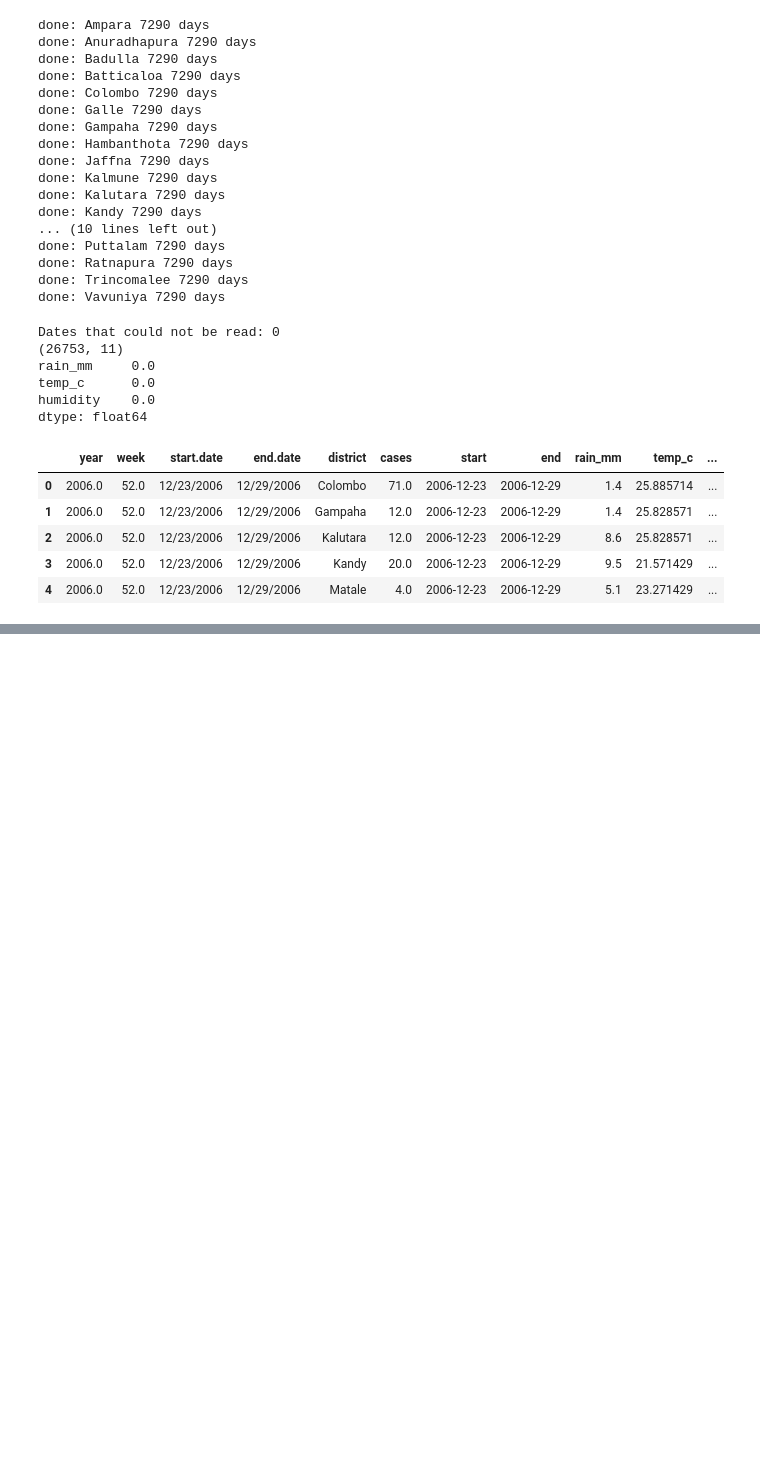
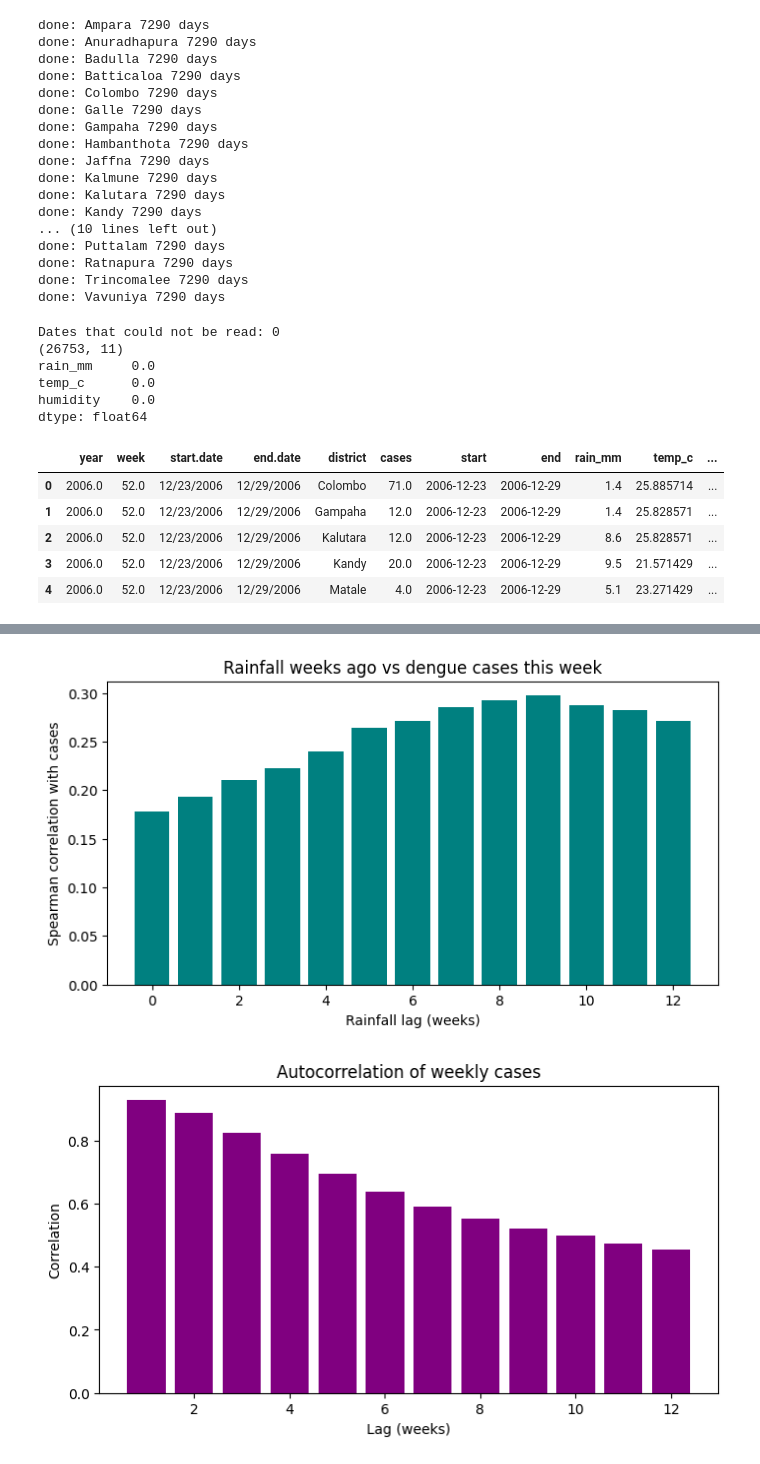
Before and after one commit to SachiniKalansooriya/Dengue_Ensemble_Forecasting, a Jupyter notebook: Dengue_Ensemble_Forecasting.ipynb, the cells around one changed output, grey strips where cells are left out. Cells and saved outputs as stored; diff of their text form; code cells hidden in the pictures; blank space fills up the shorter version.

```diff
--- a/Dengue_Ensemble_Forecasting.ipynb
+++ b/Dengue_Ensemble_Forecasting.ipynb
@@ -139,0 +189,16 @@ dtype: float64
+# %%
+corrs = []
+for k in range(0, 13):
+    rain_lag = data.groupby("district")["rain_mm"].shift(k)
+    corrs.append(data["cases"].corr(rain_lag, method="spearman"))
+plt.figure(figsize=(8, 4)); plt.bar(range(0, 13), corrs, color="teal")
+plt.xlabel("Rainfall lag (weeks)"); plt.ylabel("Spearman correlation with cases")
+plt.title("Rainfall weeks ago vs dengue cases this week"); plt.show()
+
+# 6. How much does this week depend on last week?
+ac = [data["cases"].corr(data.groupby("district")["cases"].shift(k)) for k in range(1, 13)]
+plt.figure(figsize=(8, 4)); plt.bar(range(1, 13), ac, color="purple")
+plt.xlabel("Lag (weeks)"); plt.ylabel("Correlation"); plt.title("Autocorrelation of weekly cases"); plt.show()
+# %% [output]
+[figure, added]
+[figure, added]
```
Also changed, not shown: parts of 8 cells of this notebook.
